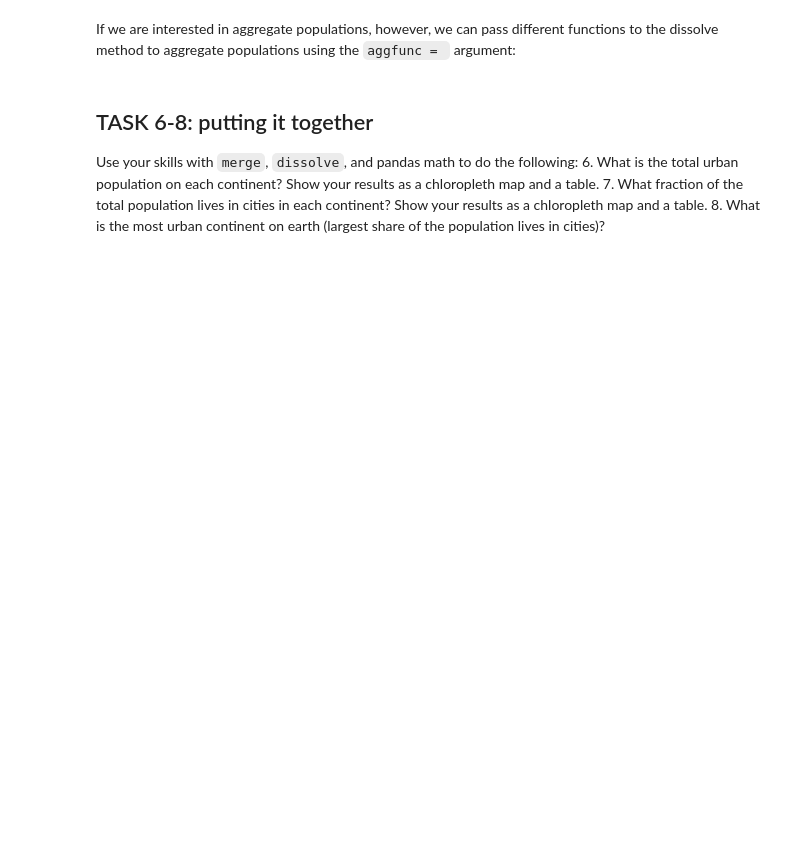
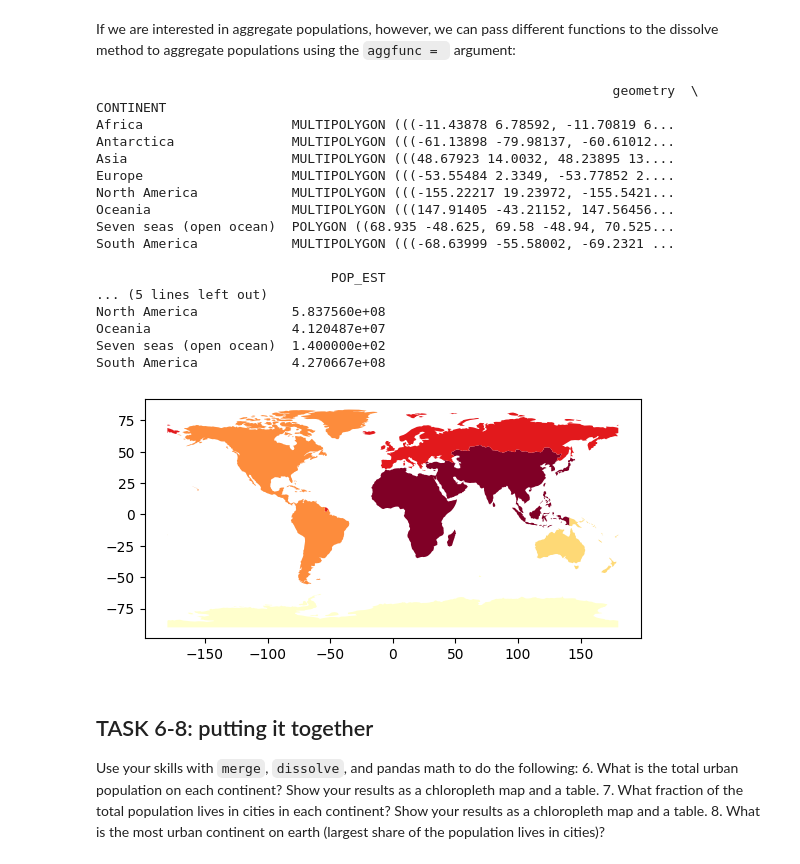
Before and after one commit to ppoyk/WaterDig, a Jupyter notebook: CodeSprints/VectorData101.ipynb, the cells around one changed output. Drawn from its saved outputs; the diff is of its cells as text; code cells hidden in the pictures; blank space fills up the shorter version.

```diff
--- a/CodeSprints/VectorData101.ipynb
+++ b/CodeSprints/VectorData101.ipynb
@@ -495,21 +585,40 @@ If we are interested in aggregate populations, however, we can pass different fu
 # %%
 # Re-read in the world dataset
 world = et.data.get_data(url='https://naturalearth.s3.amazonaws.com/110m_cultural/ne_110m_admin_0_countries.zip')
 world_path = os.path.join("data", "earthpy-downloads",
                                      "ne_110m_admin_0_countries",
                                      "ne_110m_admin_0_countries.shp")
 
 #read in a new geopandas data frame called "cities"
 world = gpd.read_file(world_path)
 
 # Select only the attributes we're interested in:
 world = world[['CONTINENT', 'geometry', 'POP_EST']]
 
 # Dissolve into country aggregates, collecting the sum of other attributes
 continents = world.dissolve(by='CONTINENT', aggfunc='sum')
 
 continents.plot(column = 'POP_EST', scheme='quantiles', cmap='YlOrRd');
-continents.head()
+print(continents)
+# %% [output]
+                                                                  geometry  \
+CONTINENT
+Africa                   MULTIPOLYGON (((-11.43878 6.78592, -11.70819 6...
+Antarctica               MULTIPOLYGON (((-61.13898 -79.98137, -60.61012...
+Asia                     MULTIPOLYGON (((48.67923 14.0032, 48.23895 13....
+Europe                   MULTIPOLYGON (((-53.55484 2.3349, -53.77852 2....
+North America            MULTIPOLYGON (((-155.22217 19.23972, -155.5421...
+Oceania                  MULTIPOLYGON (((147.91405 -43.21152, 147.56456...
+Seven seas (open ocean)  POLYGON ((68.935 -48.625, 69.58 -48.94, 70.525...
+South America            MULTIPOLYGON (((-68.63999 -55.58002, -69.2321 ...
+
+                              POP_EST
+... (5 lines left out)
+North America            5.837560e+08
+Oceania                  4.120487e+07
+Seven seas (open ocean)  1.400000e+02
+South America            4.270667e+08
+[figure, added]
 # %% [markdown]
 ## TASK 6-8: putting it together
 Use your skills with `merge`, `dissolve`, and pandas math to do the following:
```
Also changed, not shown: parts of 29 cells of this notebook, 1 other file.
